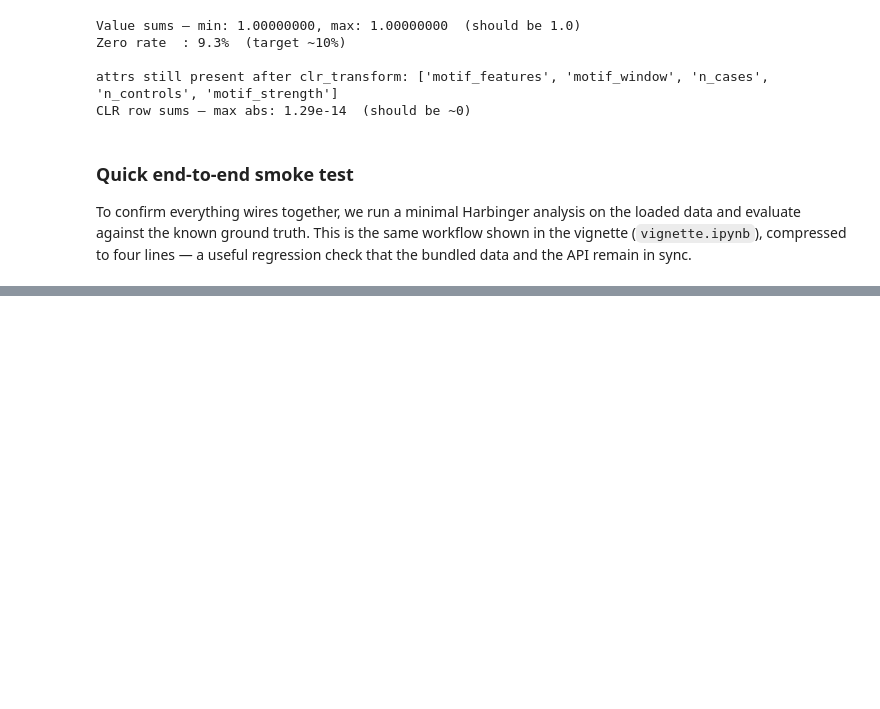
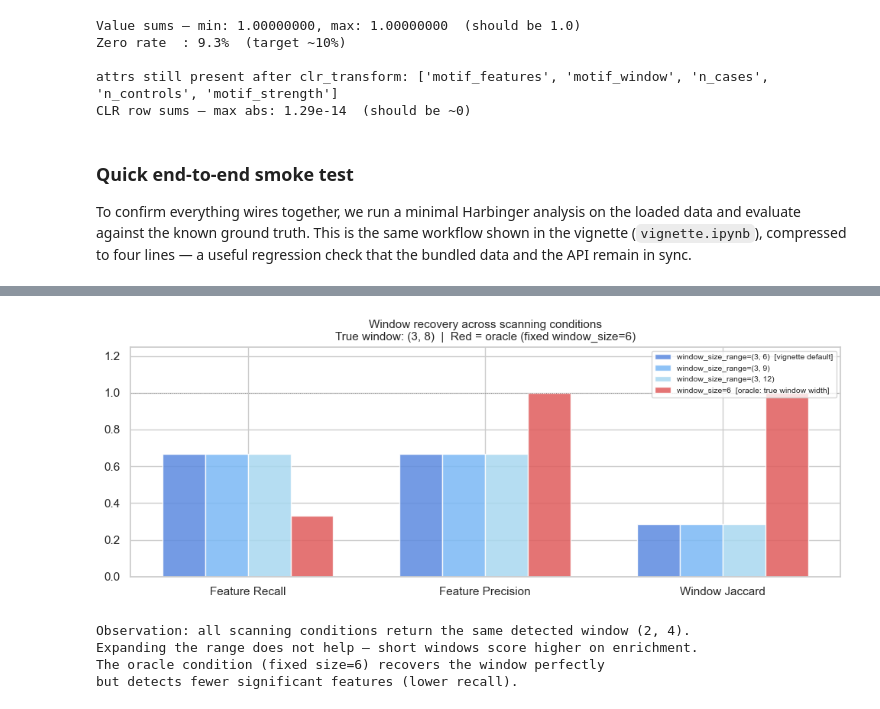
Before and after one commit to cbumby17/TEMPO, a Jupyter notebook: dev_notebook.ipynb, the cells around one changed output, grey strips where cells are left out. Cells and saved outputs as stored; diff of their text form; code cells hidden in the pictures; blank space fills up the shorter version.

```diff
--- a/dev_notebook.ipynb
+++ b/dev_notebook.ipynb
@@ -952,0 +1050,36 @@ Evaluation vs ground truth:
+# %%
+# ── Bar chart comparison ──────────────────────────────────────────────────────
+metrics = ['recall', 'precision', 'jaccard']
+x = np.arange(len(metrics))
+width = 0.18
+colors = ['#5c8ae0', '#7ab8f5', '#a8d8f0', '#e05c5c']
+
+fig, ax = plt.subplots(figsize=(10, 4))
+for i, row in enumerate(rows):
+    vals = [row[m] for m in metrics]
+    bars = ax.bar(x + i * width, vals, width, label=row['condition'],
+                  color=colors[i], alpha=0.85)
+
+ax.set_xticks(x + width * 1.5)
+ax.set_xticklabels(['Feature Recall', 'Feature Precision', 'Window Jaccard'])
+ax.set_ylim(0, 1.25)
+ax.axhline(1.0, color='gray', lw=0.7, ls=':')
+ax.set_title(
+    'Window recovery across scanning conditions\n'
+    'True window: (3, 8)  |  Red = oracle (fixed window_size=6)',
+    fontsize=11
+)
+ax.legend(fontsize=7.5, loc='upper right')
+plt.tight_layout()
+plt.show()
+
+print('Observation: all scanning conditions return the same detected window (2, 4).')
+print('Expanding the range does not help — short windows score higher on enrichment.')
+print('The oracle condition (fixed size=6) recovers the window perfectly')
+print('but detects fewer significant features (lower recall).')
+# %% [output]
+[figure, added]
+Observation: all scanning conditions return the same detected window (2, 4).
+Expanding the range does not help — short windows score higher on enrichment.
+The oracle condition (fixed size=6) recovers the window perfectly
+but detects fewer significant features (lower recall).
```
Also changed, not shown: parts of 5 cells of this notebook, 1 other file.
